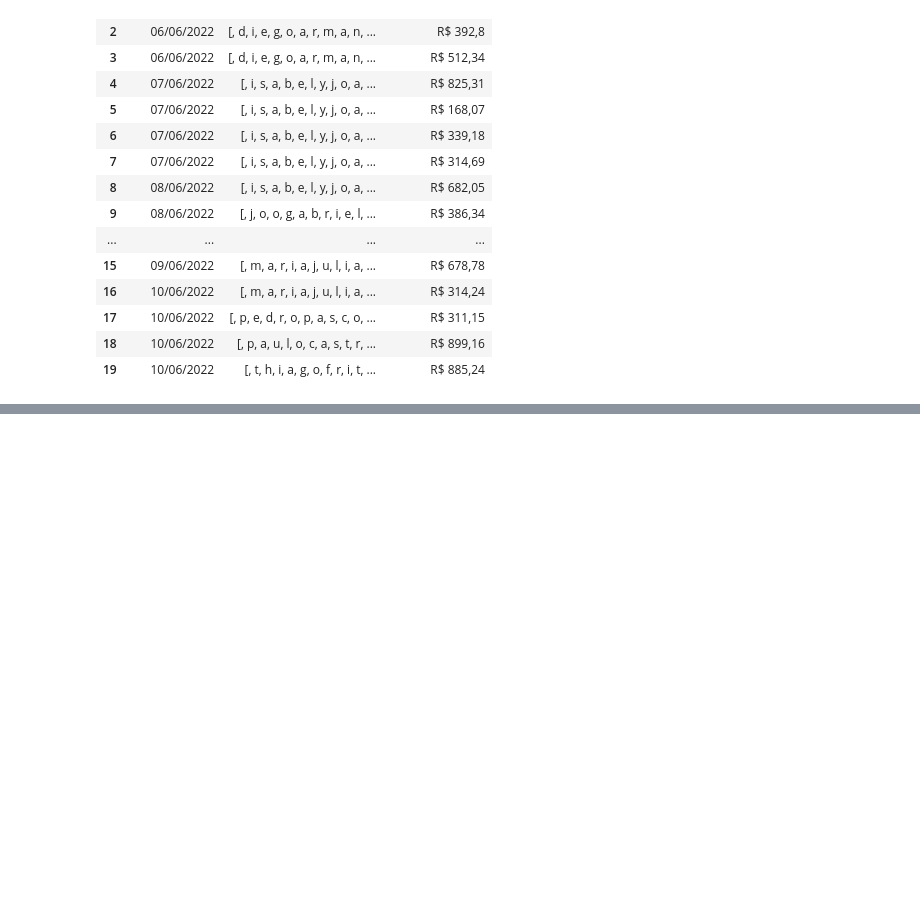
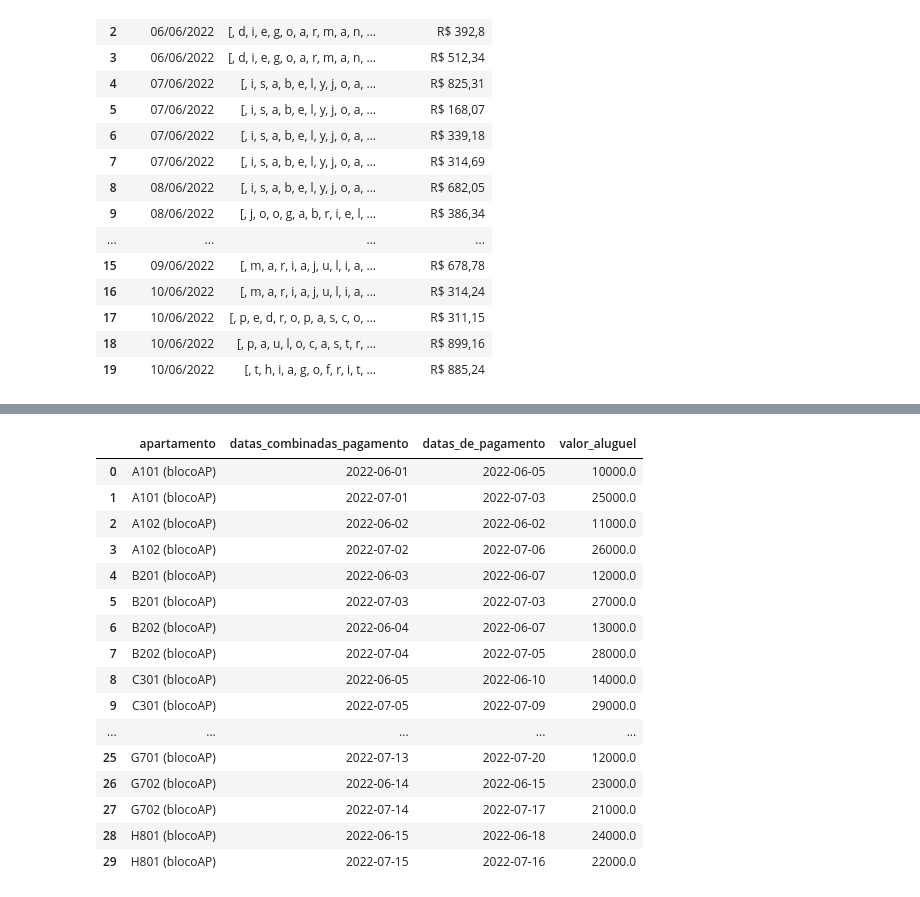
Before and after one commit to Starleen1996/Pandas-E-S, a Jupyter notebook: Tratamiento_Manipulacion_Datos.ipynb, the cells around one changed output, grey strips where cells are left out. Drawn from its saved outputs; the diff is of its cells as text; code cells hidden in the pictures; blank space fills up the shorter version.

```diff
--- a/Tratamiento_Manipulacion_Datos.ipynb
+++ b/Tratamiento_Manipulacion_Datos.ipynb
@@ -368,0 +405,30 @@ datos_2
+# %%
+#Es una función de pandas que convierte una columna (o lista) de cadenas de texto (strings) en objetos fecha y hora (datetime), que luego puedes usar para operaciones de tiempo (como ordenar, filtrar por año, calcular diferencias, etc).
+#datos['datas_combinadas_pagamento']:Es la columna del DataFrame datos que contiene las fechas como texto, por ejemplo: "13/06/2022".
+
+#dayfirst=True: Indica que el primer número en las fechas corresponde al día, no al mes.
+#Esto es importante en países donde el formato de fecha es DD/MM/AAAA.
+#Si no se especifica, pandas asume el formato MM/DD/AAAA (como en EE.UU.).
+
+datos['datas_combinadas_pagamento']= pd.to_datetime(datos['datas_combinadas_pagamento'], dayfirst=True)
+datos['datas_de_pagamento']= pd.to_datetime(datos['datas_de_pagamento'], dayfirst=True)
+# %%
+datos
+# %% [output]
+|  | apartamento | datas_combinadas_pagamento | datas_de_pagamento | valor_aluguel |
+| 0 | A101 (blocoAP) | 2022-06-01 | 2022-06-05 | 10000.0 |
+| 1 | A101 (blocoAP) | 2022-07-01 | 2022-07-03 | 25000.0 |
+| 2 | A102 (blocoAP) | 2022-06-02 | 2022-06-02 | 11000.0 |
+| 3 | A102 (blocoAP) | 2022-07-02 | 2022-07-06 | 26000.0 |
+| 4 | B201 (blocoAP) | 2022-06-03 | 2022-06-07 | 12000.0 |
+| 5 | B201 (blocoAP) | 2022-07-03 | 2022-07-03 | 27000.0 |
+| 6 | B202 (blocoAP) | 2022-06-04 | 2022-06-07 | 13000.0 |
+| 7 | B202 (blocoAP) | 2022-07-04 | 2022-07-05 | 28000.0 |
+| 8 | C301 (blocoAP) | 2022-06-05 | 2022-06-10 | 14000.0 |
+| 9 | C301 (blocoAP) | 2022-07-05 | 2022-07-09 | 29000.0 |
+| ... | ... | ... | ... | ... |
+| 25 | G701 (blocoAP) | 2022-07-13 | 2022-07-20 | 12000.0 |
+| 26 | G702 (blocoAP) | 2022-06-14 | 2022-06-15 | 23000.0 |
+| 27 | G702 (blocoAP) | 2022-07-14 | 2022-07-17 | 21000.0 |
+| 28 | H801 (blocoAP) | 2022-06-15 | 2022-06-18 | 24000.0 |
+| 29 | H801 (blocoAP) | 2022-07-15 | 2022-07-16 | 22000.0 |
```
Also changed, not shown: parts of 6 cells of this notebook.
